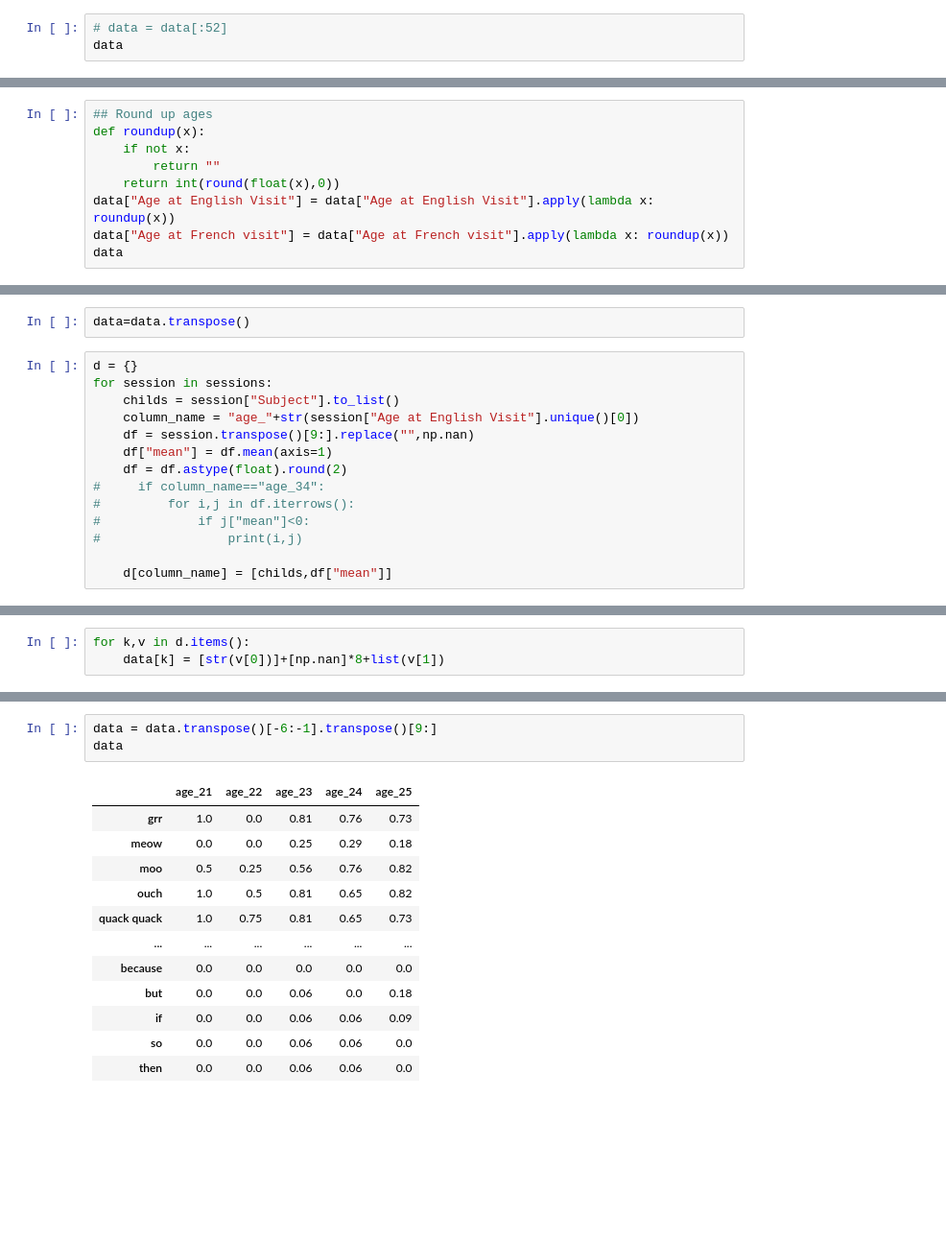
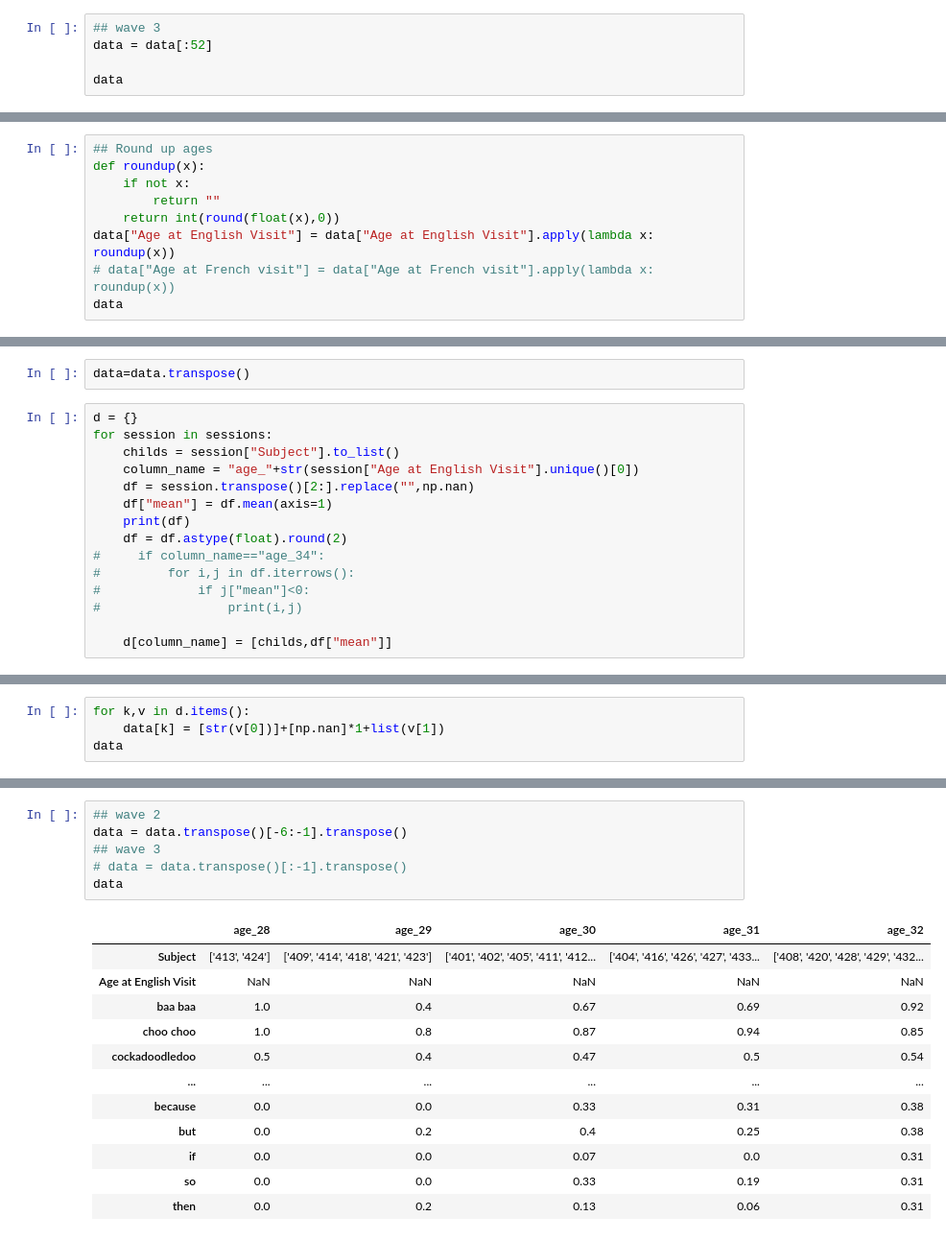
Before and after one commit to ningkko/Bilingualism_ChildASR, a Jupyter notebook: biling_data/french/to_item_data_format_french.ipynb, the cells around one changed output, grey strips where cells are left out. Shown at 96% size. Drawn from its saved outputs; the diff is of its cells as text; blank space fills up the shorter version.

```diff
--- a/biling_data/french/to_item_data_format_french.ipynb
+++ b/biling_data/french/to_item_data_format_french.ipynb
@@ -22,4 +22,6 @@ instruction
 # %%
-# data = data[:52]
+## wave 3
+data = data[:52]
+
 data
 # %% [output]
@@ -185,6 +235,6 @@ def roundup(x):
         return ""
     return int(round(float(x),0))
 data["Age at English Visit"] = data["Age at English Visit"].apply(lambda x: roundup(x))
-data["Age at French visit"] = data["Age at French visit"].apply(lambda x: roundup(x))
+# data["Age at French visit"] = data["Age at French visit"].apply(lambda x: roundup(x))
 data
 # %% [output]
@@ -219,8 +269,9 @@ d = {}
 for session in sessions:
     childs = session["Subject"].to_list()
     column_name = "age_"+str(session["Age at English Visit"].unique()[0])
-    df = session.transpose()[9:].replace("",np.nan)
+    df = session.transpose()[2:].replace("",np.nan)
     df["mean"] = df.mean(axis=1)
+    print(df)
     df = df.astype(float).round(2)
 #     if column_name=="age_34":
 #         for i,j in df.iterrows():
@@ -251,3 +320,4 @@ d
 # %%
 for k,v in d.items():
-    data[k] = [str(v[0])]+[np.nan]*8+list(v[1])
+    data[k] = [str(v[0])]+[np.nan]*1+list(v[1])
+data
@@ -254,16 +338,19 @@ for k,v in d.items():
 # %%
-data = data.transpose()[-6:-1].transpose()[9:]
+## wave 2
+data = data.transpose()[-6:-1].transpose()
+## wave 3
+# data = data.transpose()[:-1].transpose()
 data
 # %% [output]
-|  | age_21 | age_22 | age_23 | age_24 | age_25 |
-| grr | 1.0 | 0.0 | 0.81 | 0.76 | 0.73 |
-| meow | 0.0 | 0.0 | 0.25 | 0.29 | 0.18 |
-| moo | 0.5 | 0.25 | 0.56 | 0.76 | 0.82 |
-| ouch | 1.0 | 0.5 | 0.81 | 0.65 | 0.82 |
-| quack quack | 1.0 | 0.75 | 0.81 | 0.65 | 0.73 |
+|  | age_28 | age_29 | age_30 | age_31 | age_32 |
+| Subject | ['413', '424'] | ['409', '414', '418', '421', '423'] | ['401', '402', '405', '411', '412... | ['404', '416', '426', '427', '433... | ['408', '420', '428', '429', '432... |
+| Age at English Visit | NaN | NaN | NaN | NaN | NaN |
+| baa baa | 1.0 | 0.4 | 0.67 | 0.69 | 0.92 |
+| choo choo | 1.0 | 0.8 | 0.87 | 0.94 | 0.85 |
+| cockadoodledoo | 0.5 | 0.4 | 0.47 | 0.5 | 0.54 |
 | ... | ... | ... | ... | ... | ... |
-| because | 0.0 | 0.0 | 0.0 | 0.0 | 0.0 |
-| but | 0.0 | 0.0 | 0.06 | 0.0 | 0.18 |
-| if | 0.0 | 0.0 | 0.06 | 0.06 | 0.09 |
-| so | 0.0 | 0.0 | 0.06 | 0.06 | 0.0 |
-| then | 0.0 | 0.0 | 0.06 | 0.06 | 0.0 |
+| because | 0.0 | 0.0 | 0.33 | 0.31 | 0.38 |
+| but | 0.0 | 0.2 | 0.4 | 0.25 | 0.38 |
+| if | 0.0 | 0.0 | 0.07 | 0.0 | 0.31 |
+| so | 0.0 | 0.0 | 0.33 | 0.19 | 0.31 |
+| then | 0.0 | 0.2 | 0.13 | 0.06 | 0.31 |
```
Also changed, not shown: parts of 15 cells of this notebook, 22 other files.
